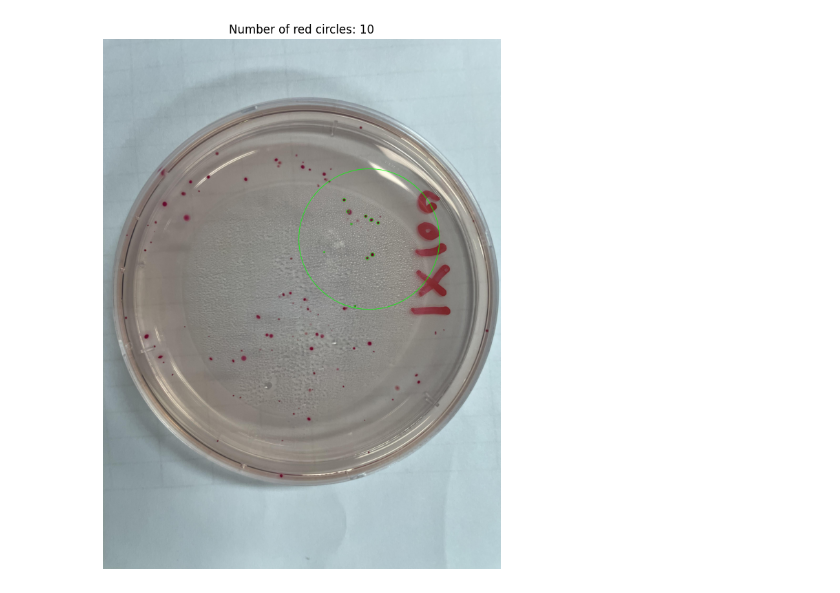
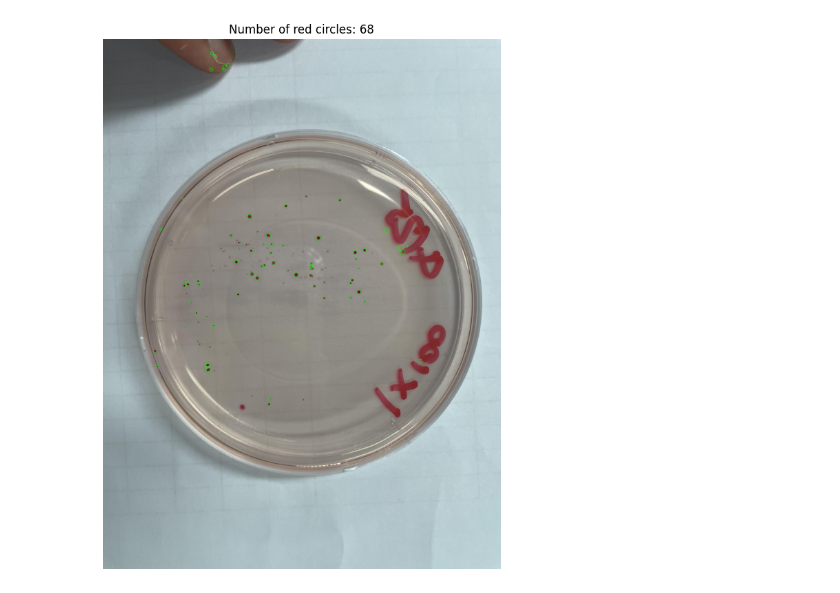
Before and after one commit to lolsaless/Python, a Jupyter notebook: colony_counter.ipynb, the cells around one changed output. Saved outputs shown, nothing was run; the diff lists cells and outputs as text; code cells hidden in the pictures.

```diff
--- a/colony_counter.ipynb
+++ b/colony_counter.ipynb
@@ -0,0 +1,7 @@
+# %%
+# 학습된 모델 로드
+model = load_model('/Users/lol/Documents/GitHub/model/colony_detector_model.h5')
+print("Model loaded successfully.")
+
+# 이미지 경로
+image_path = '/Users/lol/Documents/GitHub/Python/image/red_colony_2.jpg'
@@ -3,13 +14,6 @@ import cv2
 import numpy as np
 import matplotlib.pyplot as plt
 from tensorflow.keras.models import load_model
-
-# 학습된 모델 로드
-model = load_model('/Users/lol/Documents/GitHub/model/colony_detector_model.h5')
-print("Model loaded successfully.")
-
-# 이미지 경로
-image_path = '/Users/lol/Documents/GitHub/Python/image/red_colony.jpg'
 
 # 이미지 전처리 및 분할 함수
 def preprocess_and_split_image(image_path, tile_size=(256, 256)):
@@ -41,16 +45,15 @@ def predict_colony(image_path, model):
     return predictions, grid_shape, h, w
 
 # 붉은색 동그라미 콜로니를 카운트하는 함수
-def count_red_circles(image, circle):
-    original_image = image.copy()
+def count_red_circles(image_path):
+    image = cv2.imread(image_path)
+    if image is None:
+        raise ValueError(f"Image at path '{image_path}' could not be loaded. Please check the file path.")
 
-    # 이미지에서 원 영역 자르기
-    mask = np.zeros_like(image[:, :, 0])
-    cv2.circle(mask, (circle[0], circle[1]), circle[2], 255, -1)
-    masked_image = cv2.bitwise_and(image, image, mask=mask)
+    original_image = image.copy()  # 원본 이미지를 복사하여 저장
 
     # 이미지를 HSV 색 공간으로 변환
-    hsv = cv2.cvtColor(masked_image, cv2.COLOR_BGR2HSV)
+    hsv = cv2.cvtColor(image, cv2.COLOR_BGR2HSV)
 
     # 붉은색의 범위를 정의 (연한 붉은색 ~ 진한 붉은색)
     lower_red1 = np.array([0, 50, 50])
@@ -79,39 +82,7 @@ def count_red_circles(image, circle):
                 cv2.circle(original_image, (x, y), r, (0, 255, 0), 2)  # 원본 이미지에 동그라미 표시
                 circle_count += 1
 
-    return circle_count, original_image
-
-# 마우스 이벤트를 처리하는 함수
-def draw_circle(event, x, y, flags, param):
-    global ix, iy, drawing, image
-
-    if event == cv2.EVENT_LBUTTONDOWN:
-        drawing = True
-        ix, iy = x, y
-
-    elif event == cv2.EVENT_MOUSEMOVE:
-        if drawing:
-            image = temp_image.copy()
-            cv2.circle(image, (ix, iy), int(((x - ix)**2 + (y - iy)**2)**0.5), (0, 255, 0), 2)
-
-    elif event == cv2.EVENT_LBUTTONUP:
-        drawing = False
-        radius = int(((x - ix)**2 + (y - iy)**2)**0.5)
-        cv2.circle(image, (ix, iy), radius, (0, 255, 0), 2)
-        circle_count, output_image = count_red_circles(image, (ix, iy, radius))
-        print(f"Number of red circles detected: {circle_count}")
-
-        # 결과 이미지 시각화
-        plt.figure(figsize=(10, 10))
-        plt.imshow(cv2.cvtColor(output_image, cv2.COLOR_BGR2RGB))
-        plt.title(f"Number of red circles: {circle_count}")
-        plt.axis('off')
-        plt.show()
-
-        # 창 닫기 시도
-        cv2.destroyAllWindows()
-        for i in range(1, 5):
-            cv2.waitKey(1)
+    return circle_count, original_image  # 원본 크기의 이미지를 반환
 
 # 모델을 사용하여 예측 수행
 predictions, grid_shape, h, w = predict_colony(image_path, model)
@@ -126,22 +97,15 @@ print(f"Overall Prediction: {overall_prediction}")
 
 # 예측 결과에 따라 붉은색 동그라미 콜로니 카운트 수행
 if overall_prediction > 0.6:  # 임계값을 0.6로 설정하여 콜로니가 있는지 확인
-    image = cv2.imread(image_path)
-    temp_image = image.copy()
-    drawing = False  # 마우스 드래그 상태 플래그
-    ix, iy = -1, -1  # 마우스 클릭 좌표 초기화
+    circle_count, output_image = count_red_circles(image_path)
+    print(f"Number of red circles detected: {circle_count}")
 
-    cv2.namedWindow('image')
-    cv2.setMouseCallback('image', draw_circle)
-
-    while True:
-        cv2.imshow('image', image)
-        if cv2.waitKey(20) & 0xFF == 27:  # Esc 키를 누르면 종료
-            break
-
-    cv2.destroyAllWindows()
-    for i in range(1, 5):
-        cv2.waitKey(1)
+    # 결과 이미지 시각화
+    plt.figure(figsize=(10, 10))
+    plt.imshow(cv2.cvtColor(output_image, cv2.COLOR_BGR2RGB))
+    plt.title(f"Number of red circles: {circle_count}")
+    plt.axis('off')
+    plt.show()
 else:
     print("No colonies detected in the image.")
 # %% [output]
@@ -155 +115 @@ Number of red circles detected: 10
-[figure, old version]
+[figure, new version]
```
Also changed, not shown: parts of 3 cells of this notebook.
